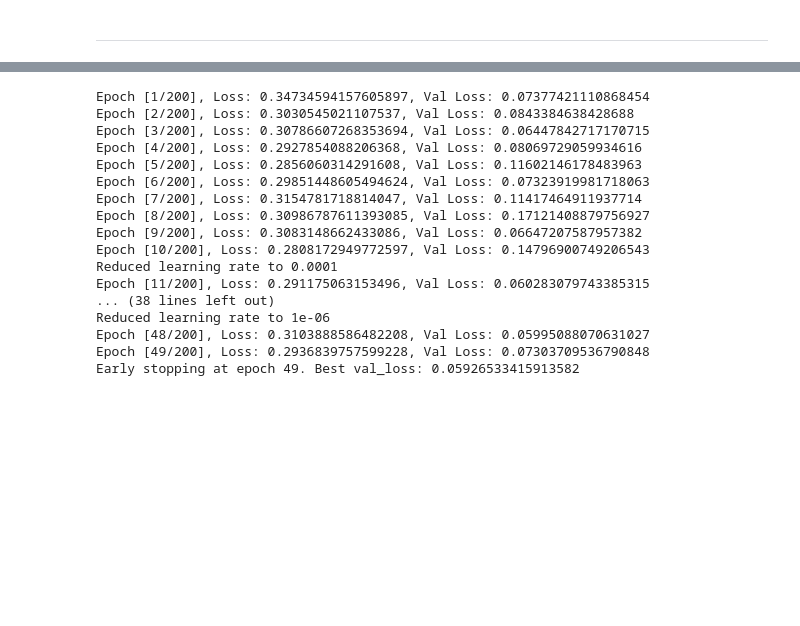
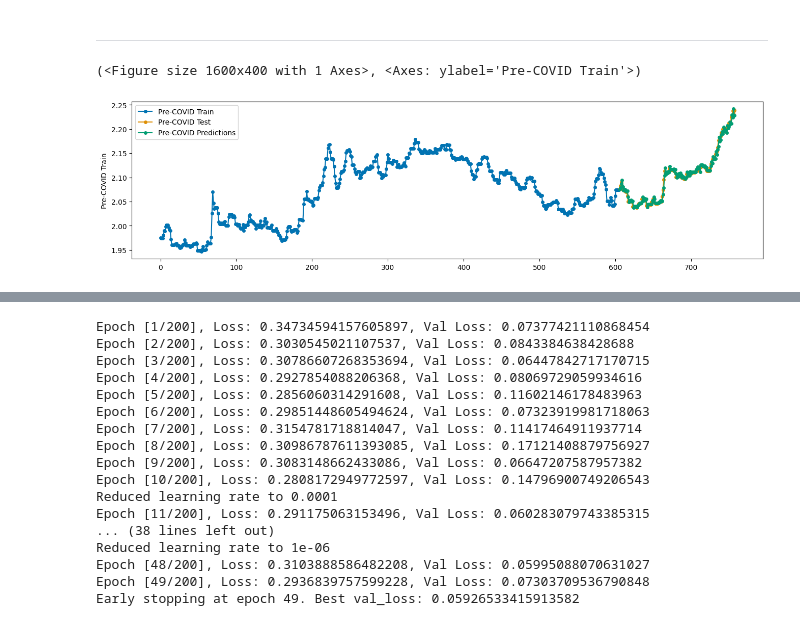
Before and after one commit to InnerShadow/UDSpredictor, a Jupyter notebook: src/demo.ipynb, the cells around one changed output, grey strips where cells are left out. Saved outputs shown, nothing was run; the diff lists cells and outputs as text; code cells hidden in the pictures; blank space fills up the shorter version.

```diff
--- a/src/demo.ipynb
+++ b/src/demo.ipynb
@@ -170,13 +170,13 @@ post_diff_acf_drawer.plot()
 # %%
 import numpy as np
 
-y_test_pre = np.load('C:\\project\\y_test(1).npy')
-y_train_pre = np.load('C:\\project\\y_train(1).npy')
-predicted_values_pre = np.load('C:\\project\\predicted_values(1).npy')
+y_test_pre = np.load('C:\\project\\y_test(1).npy').ravel()
+y_train_pre = np.load('C:\\project\\y_train(1).npy').ravel()
+predicted_values_pre = np.load('C:\\project\\predicted_values(1).npy').ravel()
 
-y_test_post = np.load('C:\\project\\y_test.npy')
-y_train_post = np.load('C:\\project\\y_train.npy')
-predicted_values_post = np.load('C:\\project\\predicted_values.npy')
+y_test_post = np.load('C:\\project\\y_test.npy').ravel()
+y_train_post = np.load('C:\\project\\y_train.npy').ravel()
+predicted_values_post = np.load('C:\\project\\predicted_values.npy').ravel()
 
 # print(data.shape)
 # print(data)
@@ -190,0 +195,9 @@ with open('C:\\project\\history.pkl', 'rb') as file:
+# %%
+df_train_pre = pd.Series(y_train_pre, name='Pre-COVID Train')
+df_test_pre = pd.Series(y_test_pre, index=np.arange(len(y_train_pre), len(y_train_pre) + len(y_test_pre)), name='Pre-COVID Test')
+y_pred_pre = pd.Series(predicted_values_pre, index=np.arange(len(y_train_pre), len(y_train_pre) + len(predicted_values_pre)), name='Pre-COVID Predictions')
+
+plot_series(df_train_pre, df_test_pre, y_pred_pre, labels=['Pre-COVID Train', 'Pre-COVID Test', 'Pre-COVID Predictions'])
+# %% [output]
+(<Figure size 1600x400 with 1 Axes>, <Axes: ylabel='Pre-COVID Train'>)
+[figure, added]
```
Also changed, not shown: parts of 9 cells of this notebook, 1 other file.
